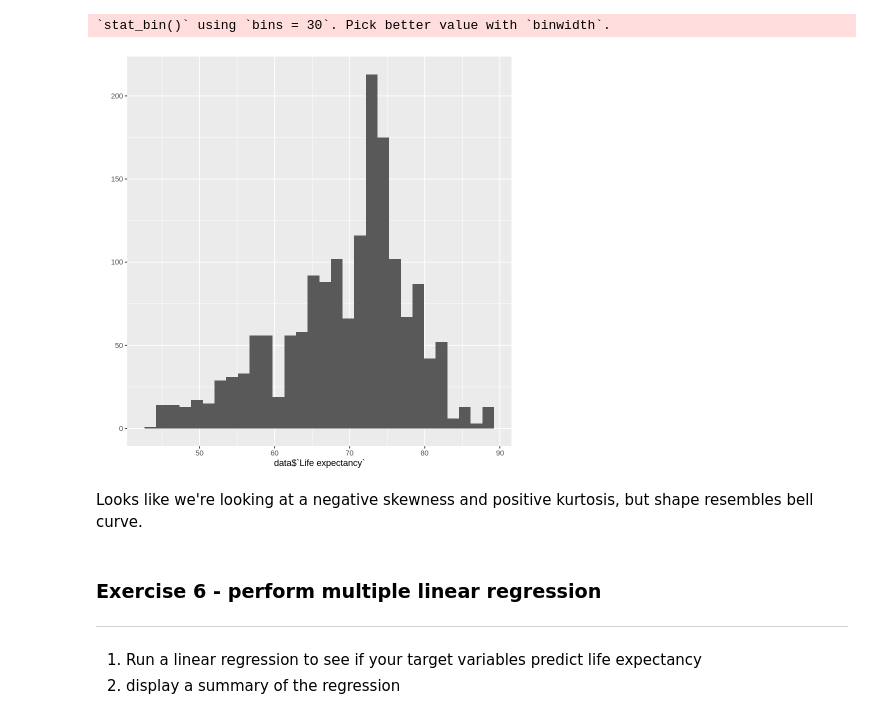
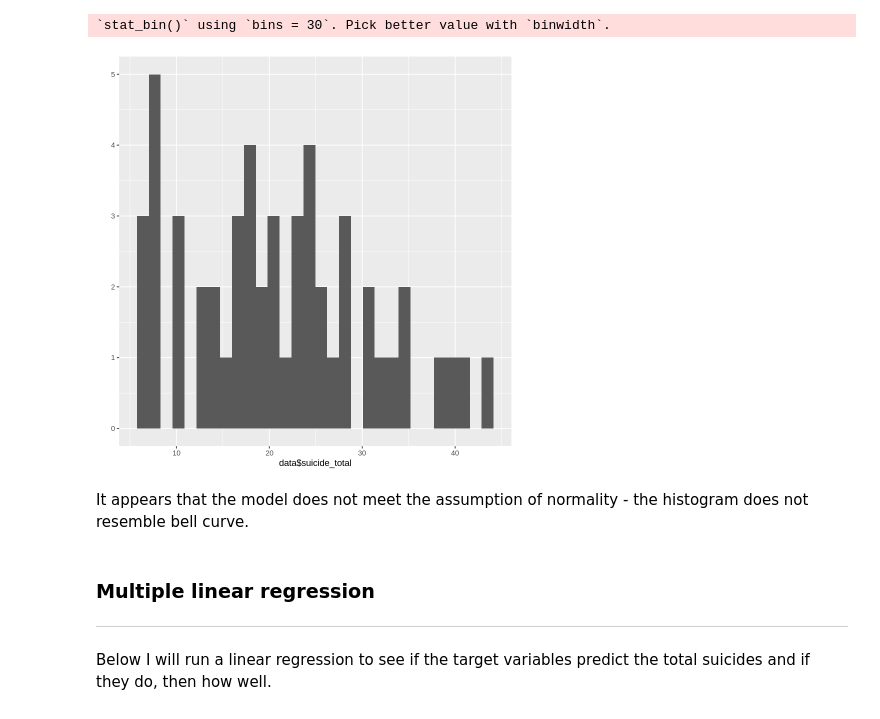
Before and after one commit to magdagucman/programming-for-data, a Jupyter notebook: worksheets/Project_mregression.ipynb, the cells around one changed output. Saved outputs shown, nothing was run; the diff lists cells and outputs as text; code cells hidden in the pictures.

```diff
--- a/worksheets/Project_mregression.ipynb
+++ b/worksheets/Project_mregression.ipynb
@@ -91,5 +37,5 @@ IV - all the other variables except for country, year, GDP (it seems redundant w
 # %%
-data <- read_csv("https://raw.githubusercontent.com/lilaceri/Working-with-data-/main/Data%20Sets%20for%20code%20divisio/Life%20Expectancy%20Data.csv")
+data <- read_csv("https://raw.githubusercontent.com/magdagucman/programming-for-data/main/Data%20Sets/output.csv")
 
 head(data)
 summary(data)
@@ -136,4 +86,0 @@ A tibble: 6 × 22
-# %%
-is.na(data)
-
-data <- drop_na(data)
@@ -164,3 +86,0 @@ A matrix: 2938 × 22 of type lgl
-# %%
-data <- dummy_cols(data, select_columns = c('Status'), remove_first_dummy = TRUE, remove_selected_columns = TRUE)
-head(data)
@@ -183,13 +94,12 @@ A tibble: 6 × 22
 # %%
-qplot(data$`Life expectancy`, geom="histogram")
+qplot(data$suicide_total, geom="histogram")
 # %% [output]
 `stat_bin()` using `bins = 30`. Pick better value with `binwidth`.
-[figure, old version]
+[figure, new version]
-# %% [markdown]
-Looks like we're looking at a negative skewness and positive kurtosis, but shape resembles bell curve.
+# %% [markdown]
+It appears that the model does not meet the assumption of normality - the histogram does not resemble bell curve.
 # %% [markdown]
-### Exercise 6 - perform multiple linear regression
+### Multiple linear regression
 ---
 
-1. Run a linear regression to see if your target variables predict life expectancy
-2. display a summary of the regression
+Below I will run a linear regression to see if the target variables predict the total suicides and if they do, then how well.
```
Also changed, not shown: parts of 34 cells of this notebook.
